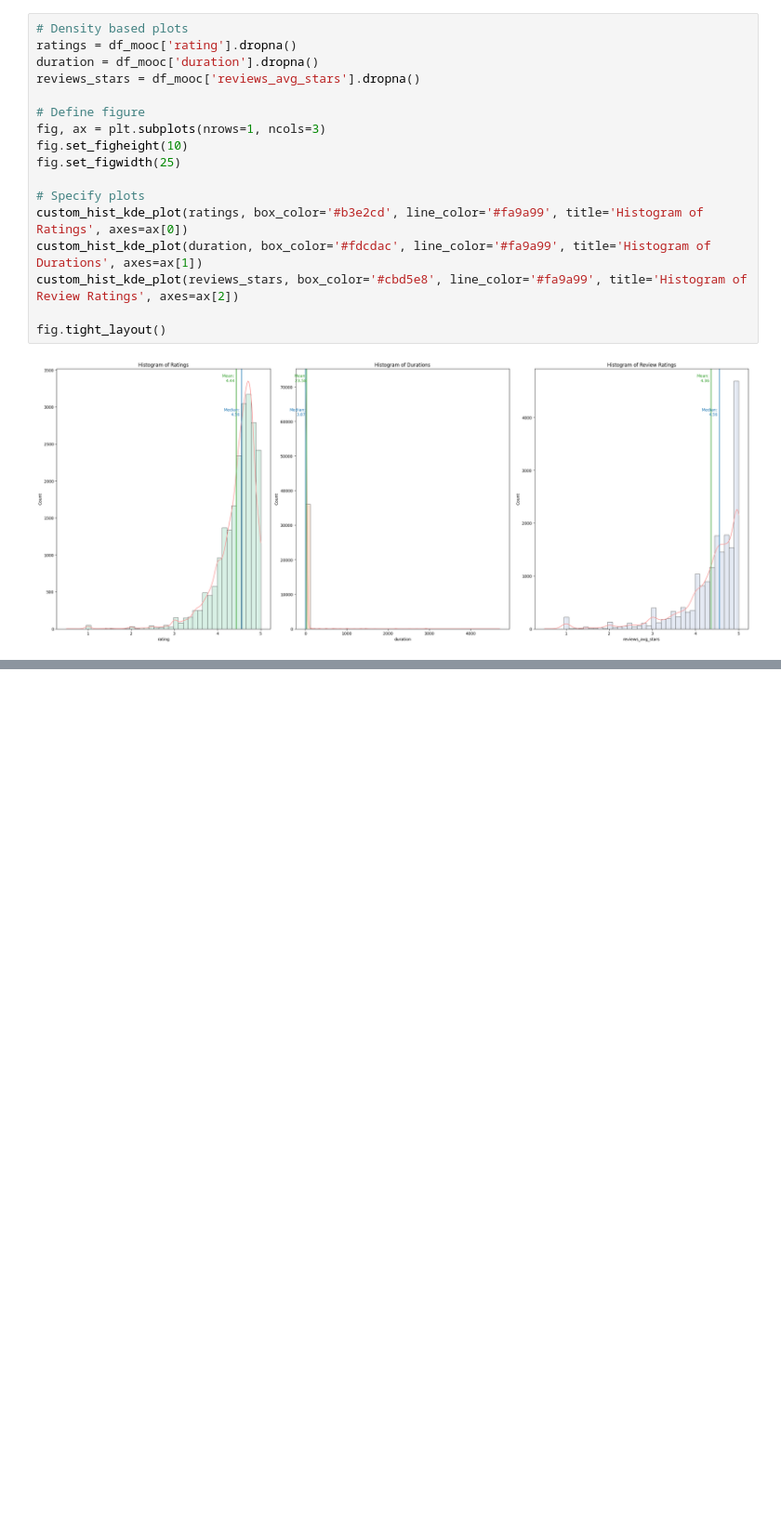
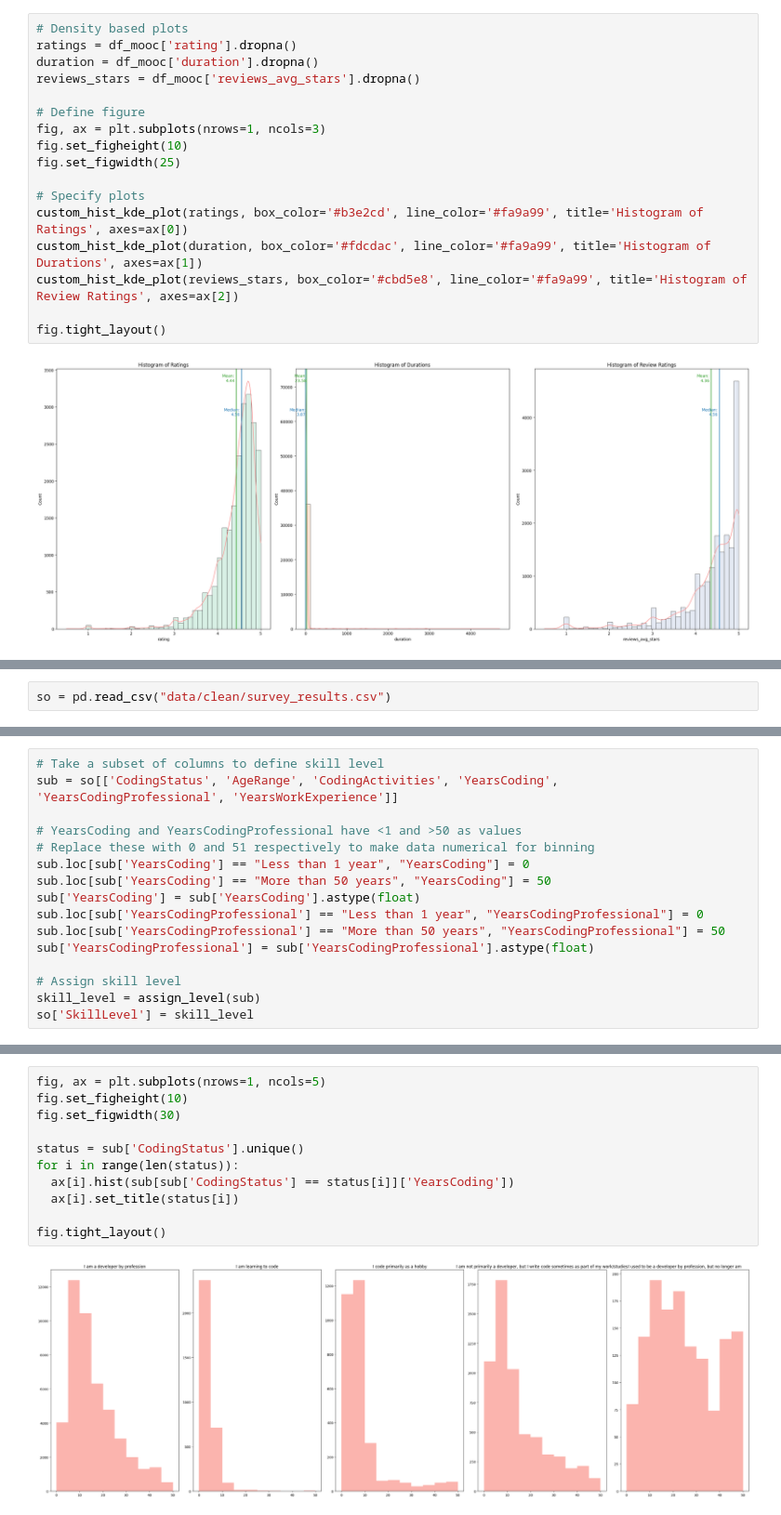
Before and after one commit to minimartzz/online-learning-so-mooc, a Jupyter notebook: mooc_analysis.ipynb, the cells around one changed output, grey strips where cells are left out. Shown at 93% size. Drawn from its saved outputs; the diff is of its cells as text; blank space fills up the shorter version.

Commit message:
Update: Completed skill level assignment to respondents

```diff
--- a/mooc_analysis.ipynb
+++ b/mooc_analysis.ipynb
@@ -216,0 +324,2 @@ fig.tight_layout()
+# %%
+so = pd.read_csv("data/clean/survey_results.csv")
@@ -216,0 +376,16 @@ fig.tight_layout()
+# %%
+# Take a subset of columns to define skill level
+sub = so[['CodingStatus', 'AgeRange', 'CodingActivities', 'YearsCoding', 'YearsCodingProfessional', 'YearsWorkExperience']]
+
+# YearsCoding and YearsCodingProfessional have <1 and >50 as values
+# Replace these with 0 and 51 respectively to make data numerical for binning
+sub.loc[sub['YearsCoding'] == "Less than 1 year", "YearsCoding"] = 0
+sub.loc[sub['YearsCoding'] == "More than 50 years", "YearsCoding"] = 50
+sub['YearsCoding'] = sub['YearsCoding'].astype(float)
+sub.loc[sub['YearsCodingProfessional'] == "Less than 1 year", "YearsCodingProfessional"] = 0
+sub.loc[sub['YearsCodingProfessional'] == "More than 50 years", "YearsCodingProfessional"] = 50
+sub['YearsCodingProfessional'] = sub['YearsCodingProfessional'].astype(float)
+
+# Assign skill level
+skill_level = assign_level(sub)
+so['SkillLevel'] = skill_level
@@ -216,0 +403,13 @@ fig.tight_layout()
+# %%
+fig, ax = plt.subplots(nrows=1, ncols=5)
+fig.set_figheight(10)
+fig.set_figwidth(30)
+
+status = sub['CodingStatus'].unique()
+for i in range(len(status)):
+  ax[i].hist(sub[sub['CodingStatus'] == status[i]]['YearsCoding'])
+  ax[i].set_title(status[i])
+
+fig.tight_layout()
+# %% [output]
+[figure, added]
```
Also changed, not shown: parts of 24 cells of this notebook, 1 other file.
